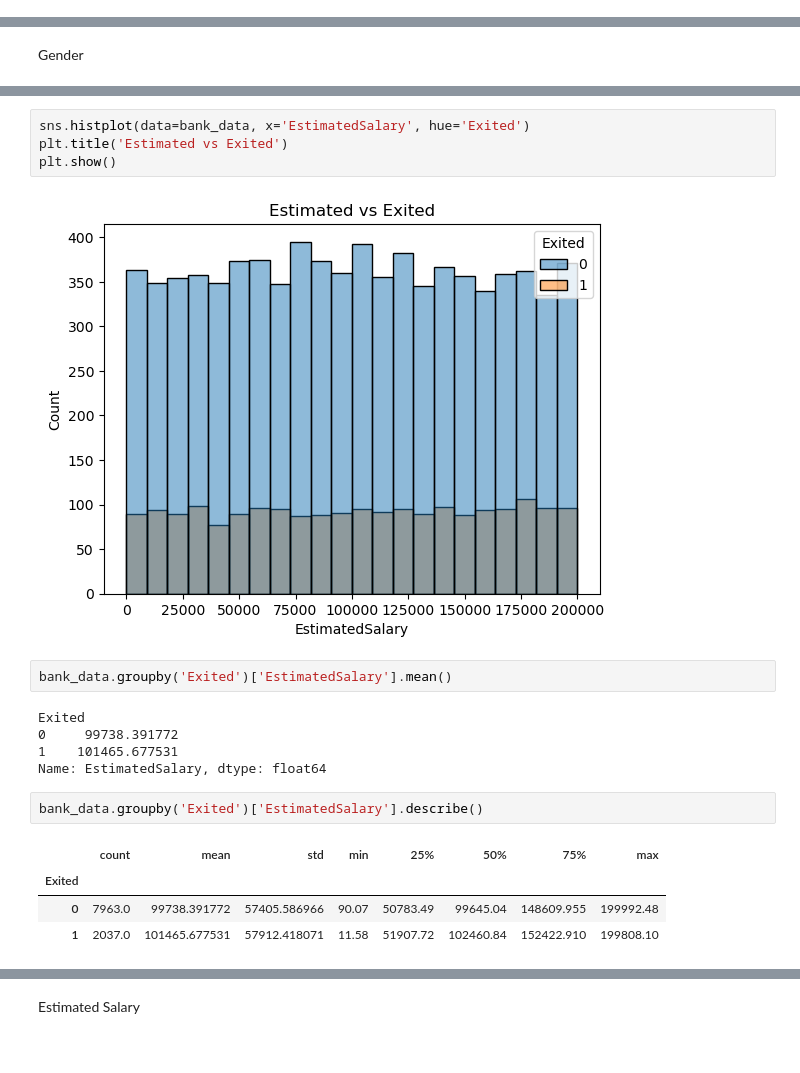
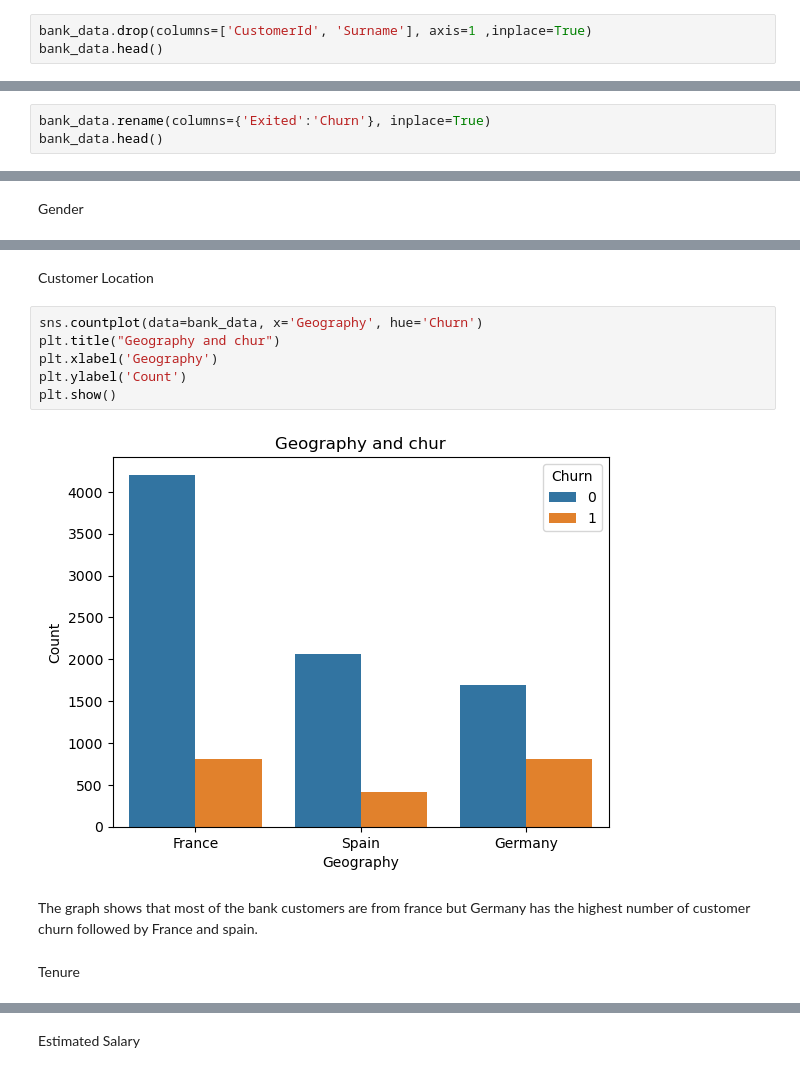
Before and after one commit to Pauloade123/Bank-Churn-Rate, a Jupyter notebook: churn analysis.ipynb, the cells around one changed output, grey strips where cells are left out. Drawn from its saved outputs; the diff is of its cells as text.

```diff
--- a/churn analysis.ipynb
+++ b/churn analysis.ipynb
@@ -148,0 +65,3 @@ bank_data.groupby('Geography')[['Balance', 'Age']].mean()
+# %%
+bank_data.drop(columns=['CustomerId', 'Surname'], axis=1 ,inplace=True)
+bank_data.head()
@@ -148,0 +117,3 @@ bank_data.groupby('Geography')[['Balance', 'Age']].mean()
+# %%
+bank_data.rename(columns={'Exited':'Churn'}, inplace=True)
+bank_data.head()
@@ -174,20 +185,14 @@ Estimated Salary.
+# %% [markdown]
+Customer Location
 # %%
-sns.histplot(data=bank_data, x='EstimatedSalary', hue='Exited')
-plt.title('Estimated vs Exited')
+sns.countplot(data=bank_data, x='Geography', hue='Churn')
+plt.title("Geography and chur")
+plt.xlabel('Geography')
+plt.ylabel('Count')
 plt.show()
 # %% [output]
-[figure, old version]
+[figure, new version]
-# %%
-bank_data.groupby('Exited')['EstimatedSalary'].mean()
-# %% [output]
-Exited
-0     99738.391772
-1    101465.677531
-Name: EstimatedSalary, dtype: float64
-# %%
-bank_data.groupby('Exited')['EstimatedSalary'].describe()
-# %% [output]
-|  | count | mean | std | min | 25% | 50% | 75% | max |
-| Exited |  |  |  |  |  |  |  |  |
-| 0 | 7963.0 | 99738.391772 | 57405.586966 | 90.07 | 50783.49 | 99645.04 | 148609.955 | 199992.48 |
-| 1 | 2037.0 | 101465.677531 | 57912.418071 | 11.58 | 51907.72 | 102460.84 | 152422.910 | 199808.10 |
+# %% [markdown]
+The graph shows that most of the bank customers are from france but Germany has the highest number of customer churn followed by France and spain.
+# %% [markdown]
+Tenure
```
Also changed, not shown: parts of 96 cells of this notebook.
